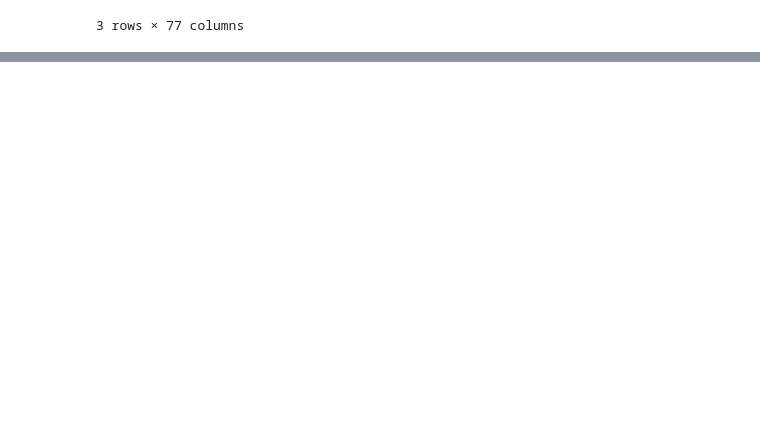
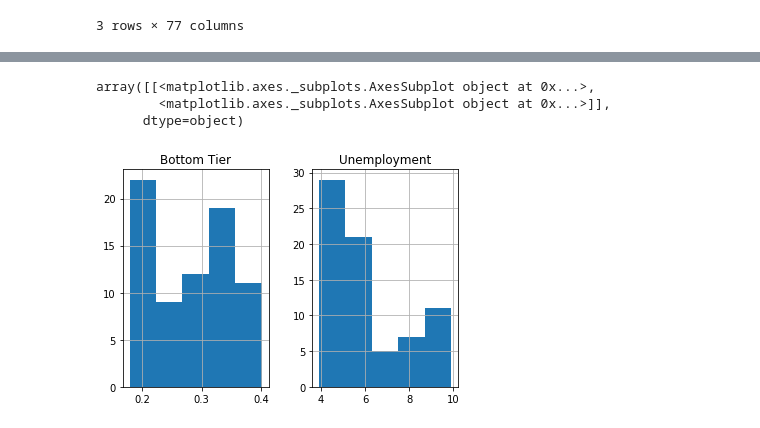
Before and after one commit to LoriHarris/Real_Estate_Affordability, a Jupyter notebook: Cleaning Labor, Income, and Education CSVs.ipynb, the cells around one changed output, grey strips where cells are left out. Cells and saved outputs as stored; diff of their text form; code cells hidden in the pictures; blank space fills up the shorter version.

```diff
--- a/Cleaning Labor, Income, and Education CSVs.ipynb
+++ b/Cleaning Labor, Income, and Education CSVs.ipynb
@@ -112,5 +127,11 @@ mort_df3.head()
 # %%
-#bins = [0, .1, .2, .3, .4, .5]
-#labels = ["<10%", "<20%", "<30%", "<40%", "<50%"]
-#mort_df3["Bottom Tier"] = pd.to_numeric(mort_df3["Bottom Tier"])
-#ticks = pd.cut(mort_df3["Bottom Tier"], bins, labels=labels)
+bins = [0, .1, .2, .3, .4, .5]
+labels = ["<10%", "<20%", "<30%", "<40%", "<50%"]
+mort_df3["Bottom Tier"] = pd.to_numeric(mort_df3["Bottom Tier"])
+ticks = pd.cut(mort_df3["Bottom Tier"], bins, labels=labels)
+mort_df3.hist(bins=5)
+# %% [output]
+array([[<matplotlib.axes._subplots.AxesSubplot object at 0x...>,
+        <matplotlib.axes._subplots.AxesSubplot object at 0x...>]],
+      dtype=object)
+[figure, added]
```
Also changed, not shown: parts of 6 cells of this notebook.
